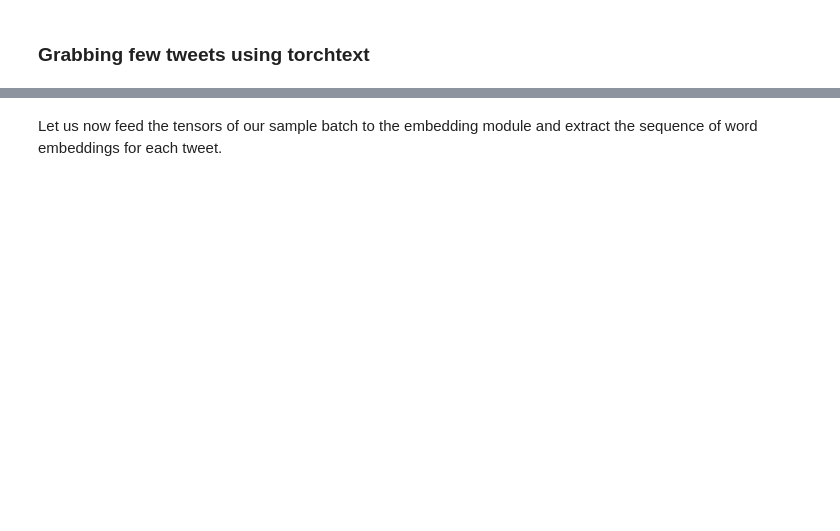
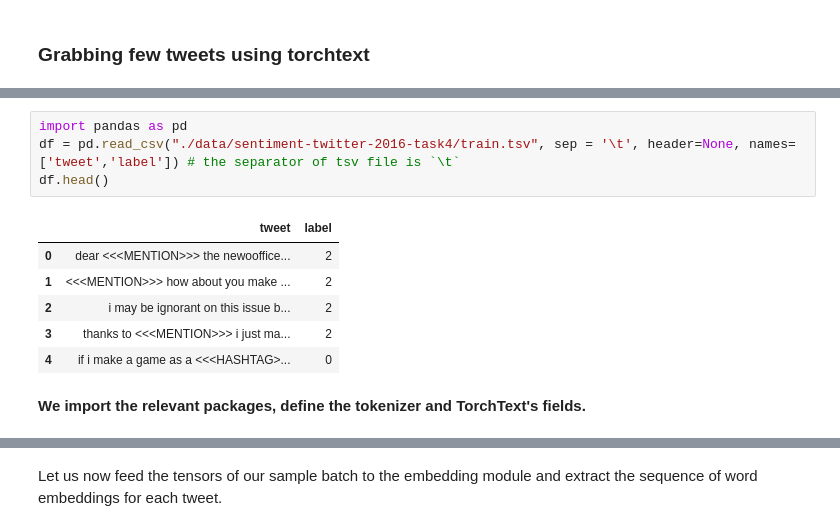
Before and after one commit to UBC-NLP/MDS-CL-2020-2021, a Jupyter notebook: DSCI_572/tutorials/week3/rnn_tutorial.ipynb, the cells around one changed output, grey strips where cells are left out. Drawn from its saved outputs; the diff is of its cells as text; blank space fills up the shorter version.

```diff
--- a/DSCI_572/tutorials/week3/rnn_tutorial.ipynb
+++ b/DSCI_572/tutorials/week3/rnn_tutorial.ipynb
@@ -171,0 +193,13 @@ embedding = nn.Embedding(VOCAB_SIZE, 10, sparse=True)
+# %%
+import pandas as pd
+df = pd.read_csv("./data/sentiment-twitter-2016-task4/train.tsv", sep = '\t', header=None, names=['tweet','label']) # the separator of tsv file is `\t`
+df.head()
+# %% [output]
+|  | tweet | label |
+| 0 | dear <<<MENTION>>> the newooffice... | 2 |
+| 1 | <<<MENTION>>> how about you make ... | 2 |
+| 2 | i may be ignorant on this issue b... | 2 |
+| 3 | thanks to <<<MENTION>>> i just ma... | 2 |
+| 4 | if i make a game as a <<<HASHTAG>... | 0 |
+# %% [markdown]
+**We import the relevant packages, define the tokenizer and TorchText's fields.**
```
Also changed, not shown: parts of 161 cells of this notebook, 18 other files.
